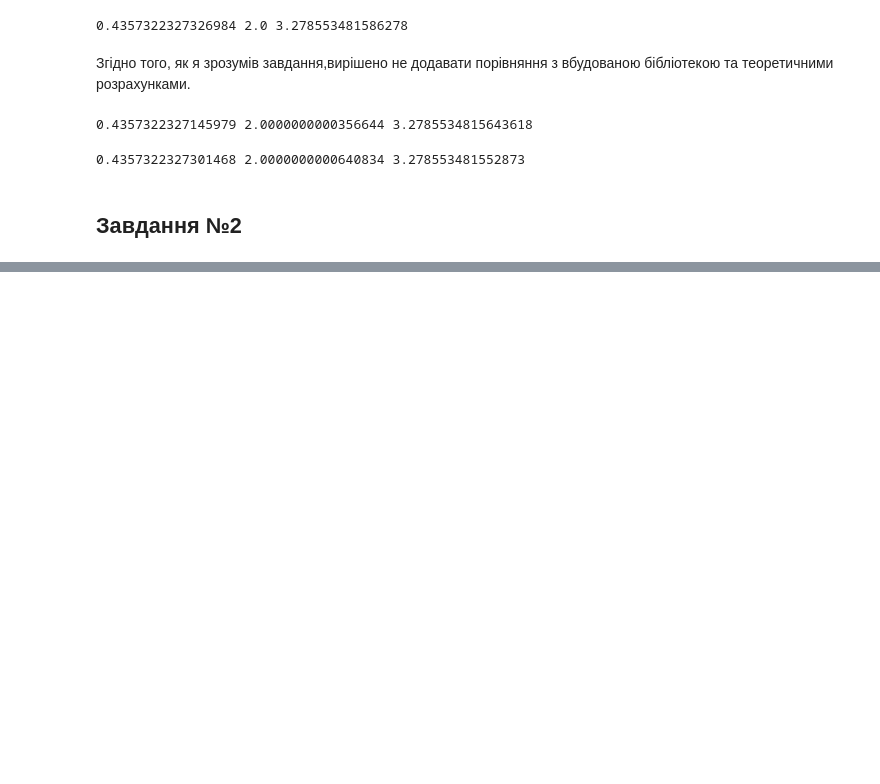
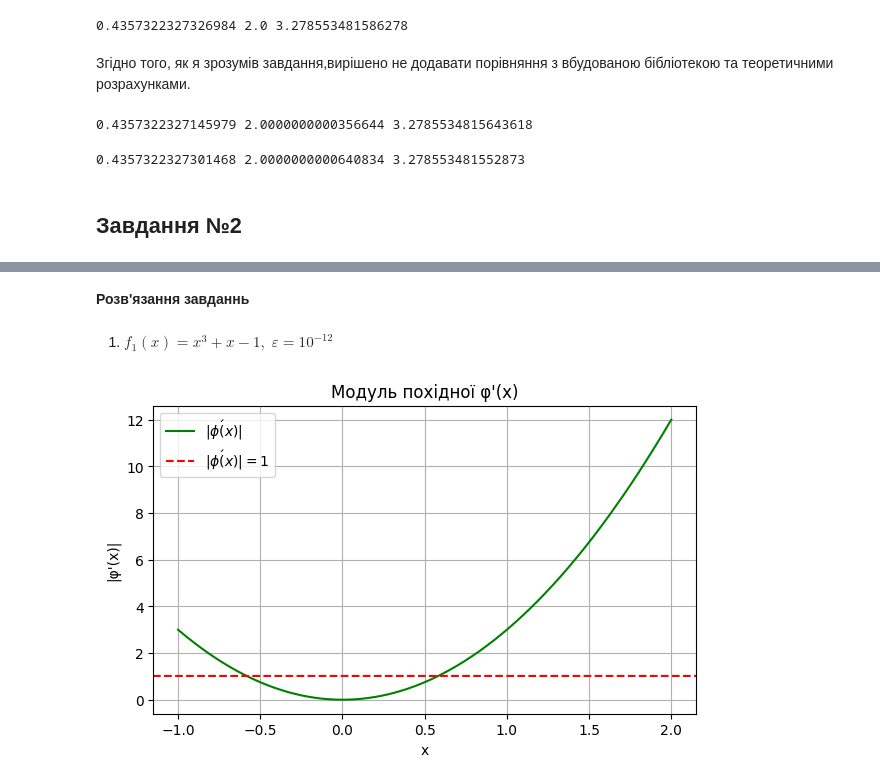
Before and after one commit to zakhar-guzii/optimization-methods-lab2, a Jupyter notebook: main.ipynb, the cells around one changed output, grey strips where cells are left out. Saved outputs shown, nothing was run; the diff lists cells and outputs as text; code cells hidden in the pictures; blank space fills up the shorter version.

```diff
--- a/main.ipynb
+++ b/main.ipynb
@@ -396,3 +398,46 @@ def fixedPoint(f, x0, e):
     last5.append(record)
     df_last5 = pd.DataFrame(last5[-5:])
     return x_next, df_last5
+# %%
+def optimal_x0(phi, num_points=1000, plot=True):
+
+    def derivative(f, x, h=1e-12):
+        return (f(x + h) - f(x - h)) / (2 * h)
+    x0_guess = 0.0
+    x1_guess = 1.0
+    low = min(x0_guess, x1_guess, phi(x0_guess), phi(x1_guess)) - 1
+    high = max(x0_guess, x1_guess, phi(x0_guess), phi(x1_guess)) + 1
+    x_vals = np.linspace(low, high, num_points)
+
+    dphi_vals = np.array([abs(derivative(phi, x)) for x in x_vals])
+
+    safe_x_vals = x_vals[dphi_vals < 1]
+    if len(safe_x_vals) == 0:
+        raise ValueError("Немає інтервалу, де |φ'(x)| < 1 — метод може не збігатися")
+
+    safe_interval = (safe_x_vals[0], safe_x_vals[-1])
+    x0_opt = (safe_x_vals[0] + safe_x_vals[-1]) / 2
+
+    if plot:
+        plt.figure(figsize=(7,4))
+        plt.plot(x_vals, dphi_vals, label=r'$|\phi\'(x)|$', color='green')
+        plt.axhline(1, color='red', linestyle='--', label=r'$|\phi\'(x)|=1$')
+        plt.title("Модуль похідної φ'(x)")
+        plt.xlabel("x")
+        plt.ylabel("|φ'(x)|")
+        plt.grid(True)
+        plt.legend()
+        plt.show()
+
+    return x0_opt, safe_interval
+# %% [markdown]
+**Розв'язання завданнь**
+# %% [markdown]
+1. $f_1(x) = x^3 +x-1, \; \varepsilon = 10^{-12}$
+# %%
+f_11 = lambda x: - x ** 3 + 1
+f_12 = lambda x: np.cbrt(-x + 1)
+# %%
+x0_f_11, interval_phi1 = optimal_x0(f_11)
+# %% [output]
+[figure, added]
```
Also changed, not shown: parts of 34 cells of this notebook.
